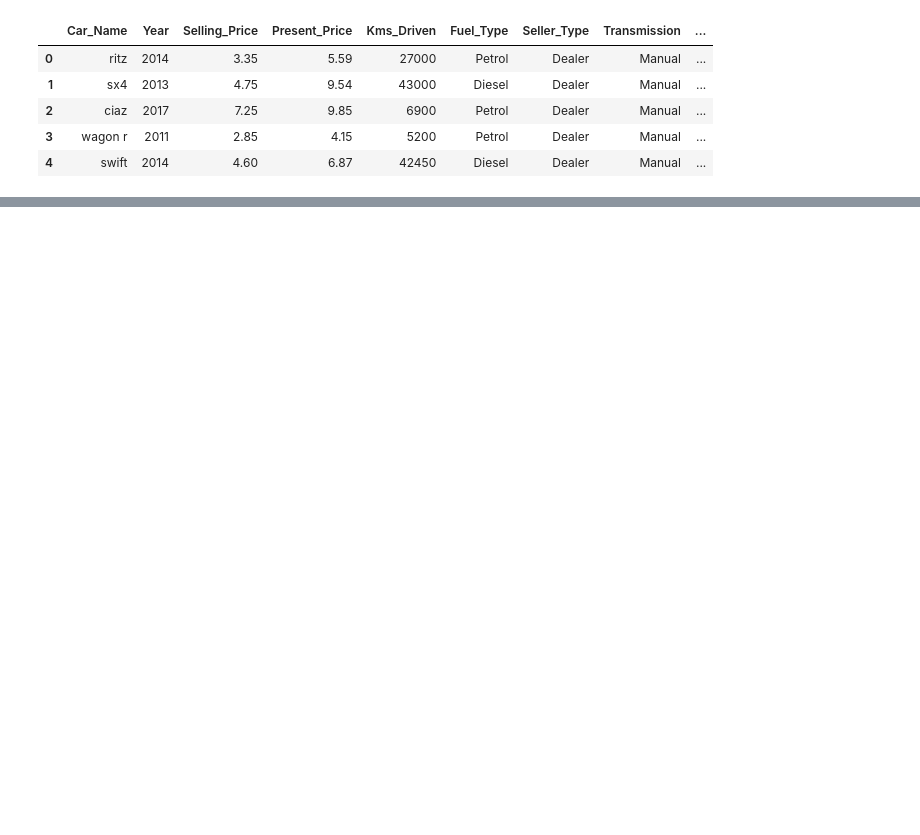
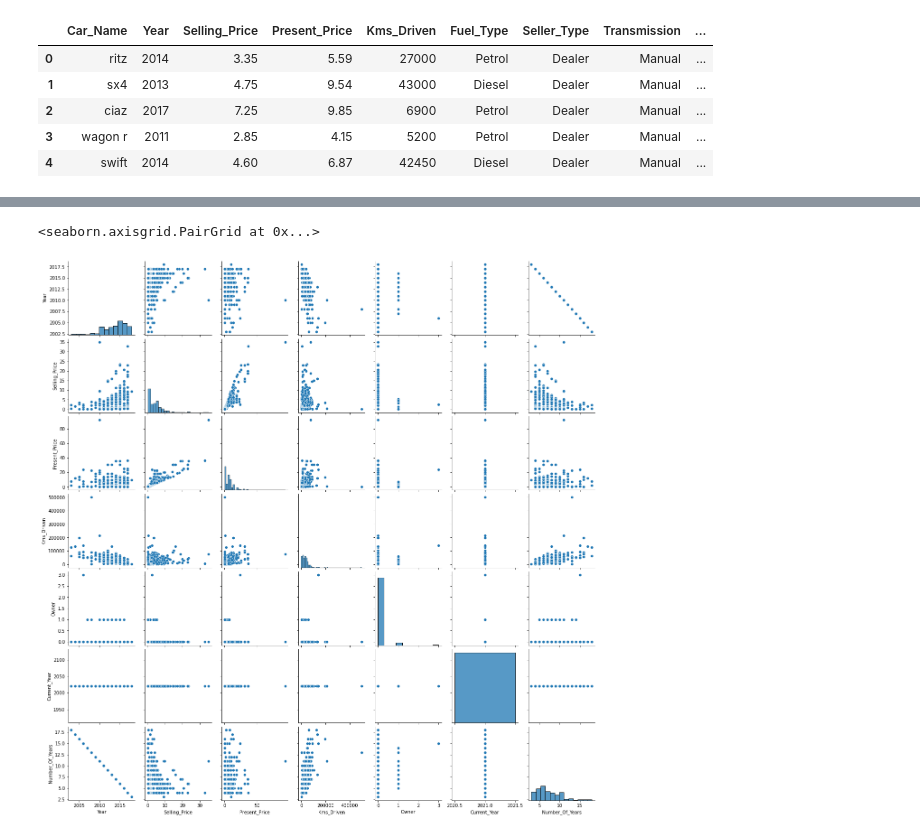
Before and after one commit to venugopal1902/Car_prediction, a Jupyter notebook: Untitled.ipynb, the cells around one changed output, grey strips where cells are left out. Drawn from its saved outputs; the diff is of its cells as text; code cells hidden in the pictures; blank space fills up the shorter version.

```diff
--- a/Untitled.ipynb
+++ b/Untitled.ipynb
@@ -13,5 +3,6 @@ from sklearn.metrics import mean_squared_error,mean_absolute_error
 # %%
-df = pd.read_csv('C:/Users/91779/Downloads/car data.csv')
+import pandas as pd
+df = pd.read_csv('car data.csv')
 df.head()
 # %% [output]
 |  | Car_Name | Year | Selling_Price | Present_Price | Kms_Driven | Fuel_Type | Seller_Type | Transmission | ... |
@@ -22,0 +56,2 @@ df.head()
+# %%
+df.Owner = df.Owner.astype(object)
@@ -40,5 +72,0 @@ df.head()
-# %%
-df = pd.get_dummies(df,drop_first=True)
-# %%
-df = df.drop('Present_Price',axis=1)
-df.head()
@@ -114,0 +100,7 @@ LogisticRegression()
+# %%
+
+import seaborn as sns
+sns.pairplot(df)
+# %% [output]
+<seaborn.axisgrid.PairGrid at 0x...>
+[figure, added]
```
Also changed, not shown: parts of 44 cells of this notebook.
